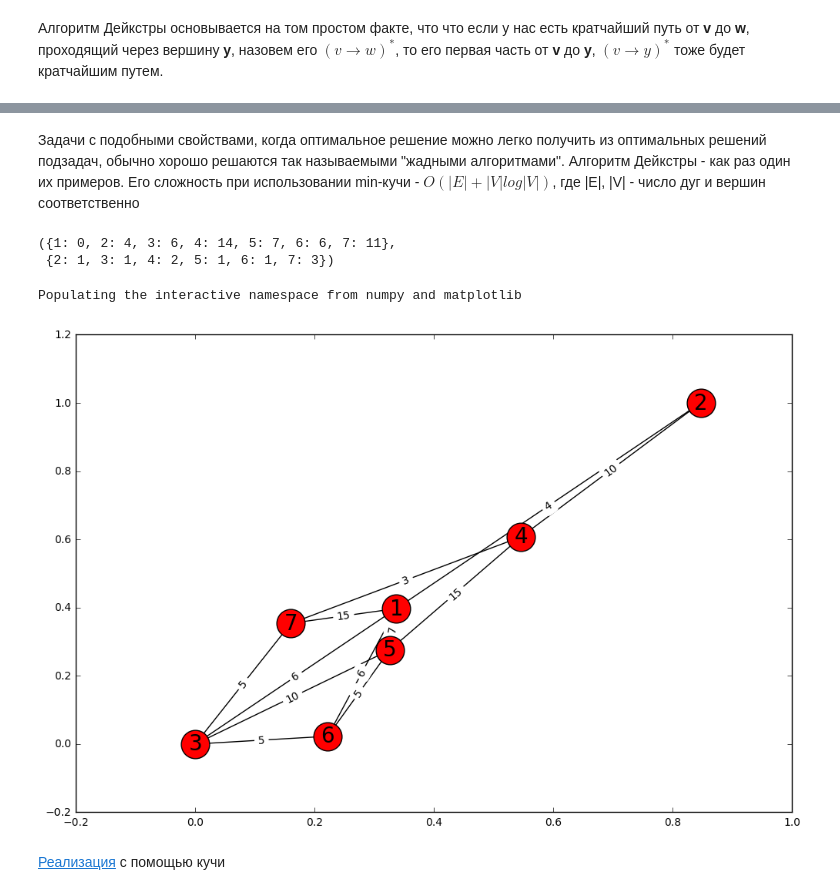
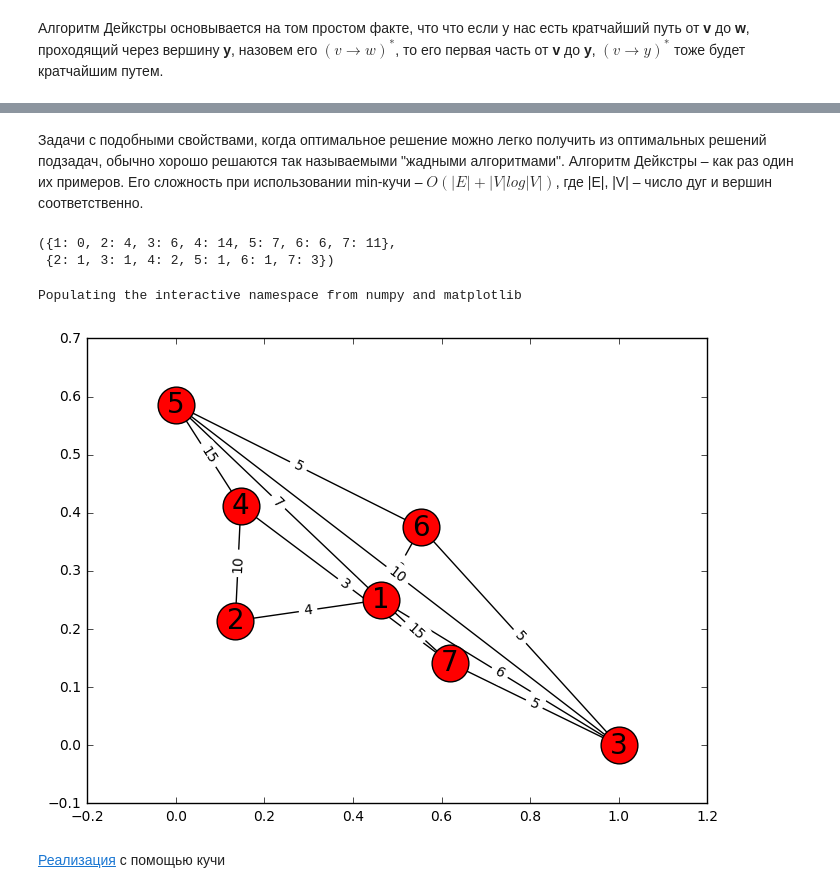
Before and after one commit to 1gnatov/ML_DM_HSE_minor, a Jupyter notebook: module1_python_notebooks/seminar12_graphs/seminar12_graph_algo.ipynb, the cells around one changed output, grey strips where cells are left out. Saved outputs shown, nothing was run; the diff lists cells and outputs as text; code cells hidden in the pictures.

Commit message:
modify graphs, linreg & grad descent

```diff
--- a/module1_python_notebooks/seminar12_graphs/seminar12_graph_algo.ipynb
+++ b/module1_python_notebooks/seminar12_graphs/seminar12_graph_algo.ipynb
@@ -39,7 +39,7 @@ $(v \rightarrow y)^{*}$ тоже будет кратчайшим путем.
 # %% [markdown]
 <img src="../../img/dijkstra.png">
 # %% [markdown]
-Задачи с подобными свойствами, когда оптимальное решение можно легко получить из оптимальных решений подзадач, обычно хорошо решаются так называемыми "жадными алгоритмами". Алгоритм Дейкстры - как раз один их примеров. Его сложность при использовании min-кучи - $O(|E| + |V|log|V|)$, где |E|, |V| - число дуг и вершин соответственно
+Задачи с подобными свойствами, когда оптимальное решение можно легко получить из оптимальных решений подзадач, обычно хорошо решаются так называемыми "жадными алгоритмами". Алгоритм Дейкстры – как раз один их примеров. Его сложность при использовании min-кучи – $O(|E| + |V|log|V|)$, где |E|, |V| – число дуг и вершин соответственно.
 # %%
 def dijsktra(graph, initial):
     visited = {initial: 0}
@@ -90,36 +90,36 @@ dijsktra(G, 1)
  {2: 1, 3: 1, 4: 2, 5: 1, 6: 1, 7: 3})
 # %%
 %pylab inline
-figsize(12, 8)
+figsize(8, 6)
 
 import networkx as nx
 
 G=nx.Graph()
 G.add_nodes_from(range(1,8))
 G.add_weighted_edges_from([(1,7,15),(1,3,6),(1,5,7),
                            (1,6,6),(1,2,4),(2,4,10),
                            (3,5,10),(3,7,5),(3,6,5),
                            (4,7,3),(4,5,15),(5,6,5)])
 
 pos = nx.spring_layout(G) # positions for all nodes
 
 # nodes and node labels
 nx.draw_networkx_nodes(G,pos,node_size=700)
 nx.draw_networkx_labels(G,pos,font_size=20,font_family='sans-serif')
 
 # edges
 edges = [(u,v) for (u,v,d) in G.edges(data=True)]
 nx.draw_networkx_edges(G, pos, edgelist=edges, font_size=16)
 
 # edge labels
 edge_labels=dict([((u,v,),d['weight'])
              for u,v,d in G.edges(data=True)])
 nx.draw_networkx_edge_labels(G,pos,edge_labels=edge_labels)
 
 show() # matplotlib.pyplot.show()
 # %% [output]
 Populating the interactive namespace from numpy and matplotlib
-[figure, old version]
+[figure, new version]
 # %% [markdown]
 <a href="http://code.activestate.com/recipes/577892-dijkstra-shortest-path-implementation/">Реализация</a> с помощью кучи
 # %%
```
Also changed, not shown: parts of 14 cells of this notebook, 8 other files.
